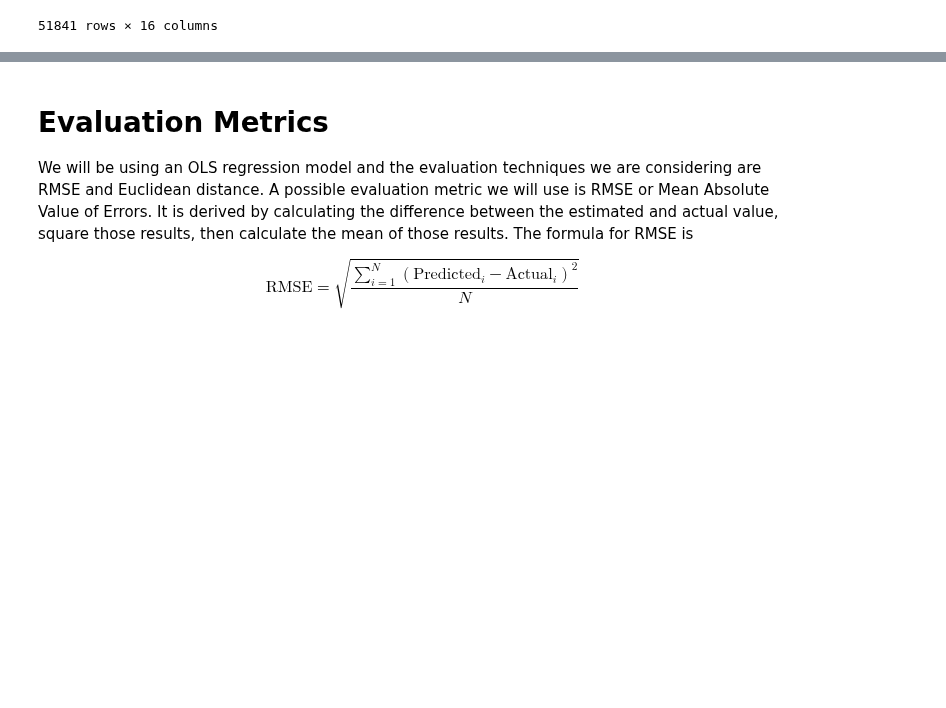
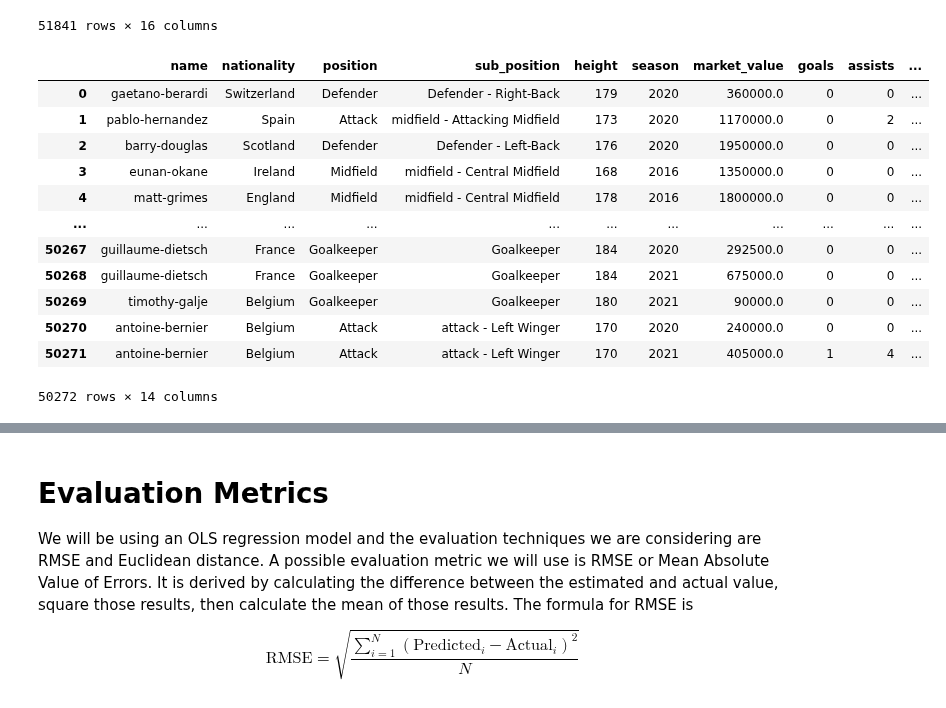
Before and after one commit to kade09/FifaMarketValueML, a Jupyter notebook: project.ipynb, the cells around one changed output, grey strips where cells are left out. Drawn from its saved outputs; the diff is of its cells as text; code cells hidden in the pictures; blank space fills up the shorter version.

Commit message:
Update project.ipynb
Updating merge with club_id

```diff
--- a/project.ipynb
+++ b/project.ipynb
@@ -289,3 +289,26 @@ data['all']
 | 575367 | richard-ledezma | United States | Attack | midfield - Attacking Midfield | 174 | 2020 | 658250.0 | 0 | 1 | ... |
 | 575367 | richard-ledezma | United States | Attack | midfield - Attacking Midfield | 174 | 2021 | 765000.0 | 1 | 0 | ... |
 51841 rows × 16 columns
+# %%
+data['all'] = data['all'].merge(
+        data['clubs'],
+        on = ['club_id'],
+        copy = False)
+# %%
+data['all'] = data['all'].drop(columns = ['club_id','home_club_id','away_club_id'])
+# %%
+data['all']
+# %% [output]
+|  | name | nationality | position | sub_position | height | season | market_value | goals | assists | ... |
+| 0 | gaetano-berardi | Switzerland | Defender | Defender - Right-Back | 179 | 2020 | 360000.0 | 0 | 0 | ... |
+| 1 | pablo-hernandez | Spain | Attack | midfield - Attacking Midfield | 173 | 2020 | 1170000.0 | 0 | 2 | ... |
+| 2 | barry-douglas | Scotland | Defender | Defender - Left-Back | 176 | 2020 | 1950000.0 | 0 | 0 | ... |
+| 3 | eunan-okane | Ireland | Midfield | midfield - Central Midfield | 168 | 2016 | 1350000.0 | 0 | 0 | ... |
+| 4 | matt-grimes | England | Midfield | midfield - Central Midfield | 178 | 2016 | 1800000.0 | 0 | 0 | ... |
+| ... | ... | ... | ... | ... | ... | ... | ... | ... | ... | ... |
+| 50267 | guillaume-dietsch | France | Goalkeeper | Goalkeeper | 184 | 2020 | 292500.0 | 0 | 0 | ... |
+| 50268 | guillaume-dietsch | France | Goalkeeper | Goalkeeper | 184 | 2021 | 675000.0 | 0 | 0 | ... |
+| 50269 | timothy-galje | Belgium | Goalkeeper | Goalkeeper | 180 | 2021 | 90000.0 | 0 | 0 | ... |
+| 50270 | antoine-bernier | Belgium | Attack | attack - Left Winger | 170 | 2020 | 240000.0 | 0 | 0 | ... |
+| 50271 | antoine-bernier | Belgium | Attack | attack - Left Winger | 170 | 2021 | 405000.0 | 1 | 4 | ... |
+50272 rows × 14 columns
```
Also changed, not shown: parts of 12 cells of this notebook.
